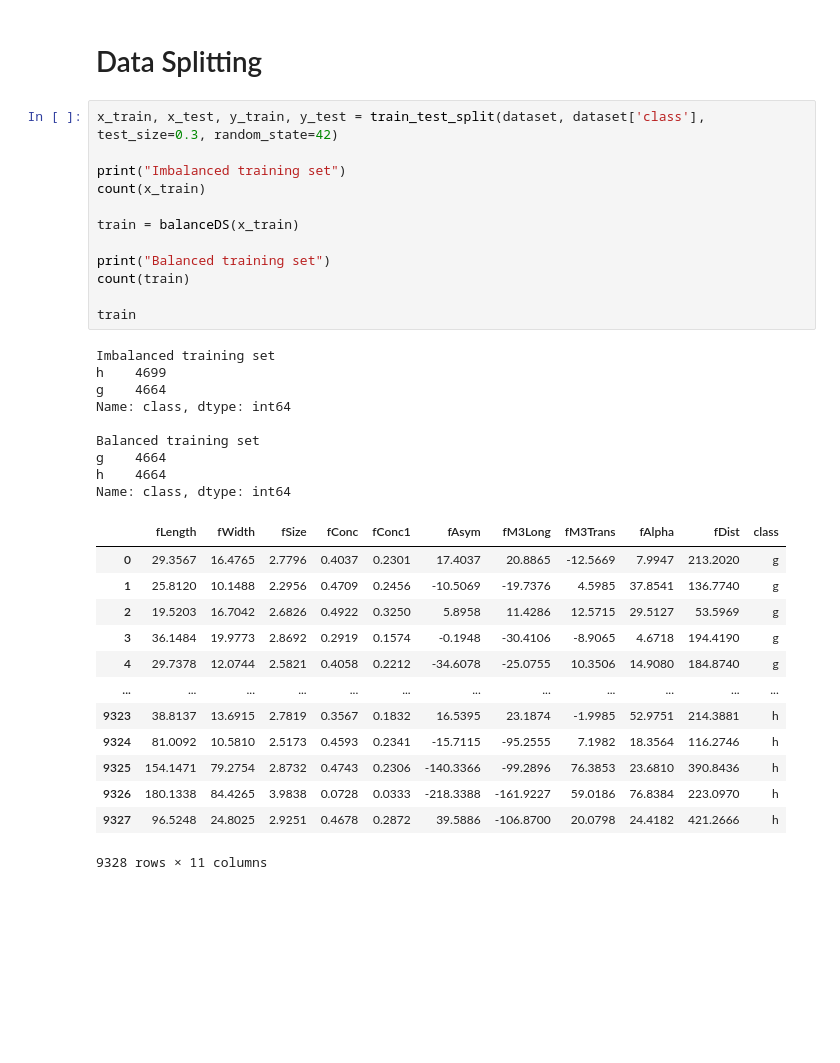
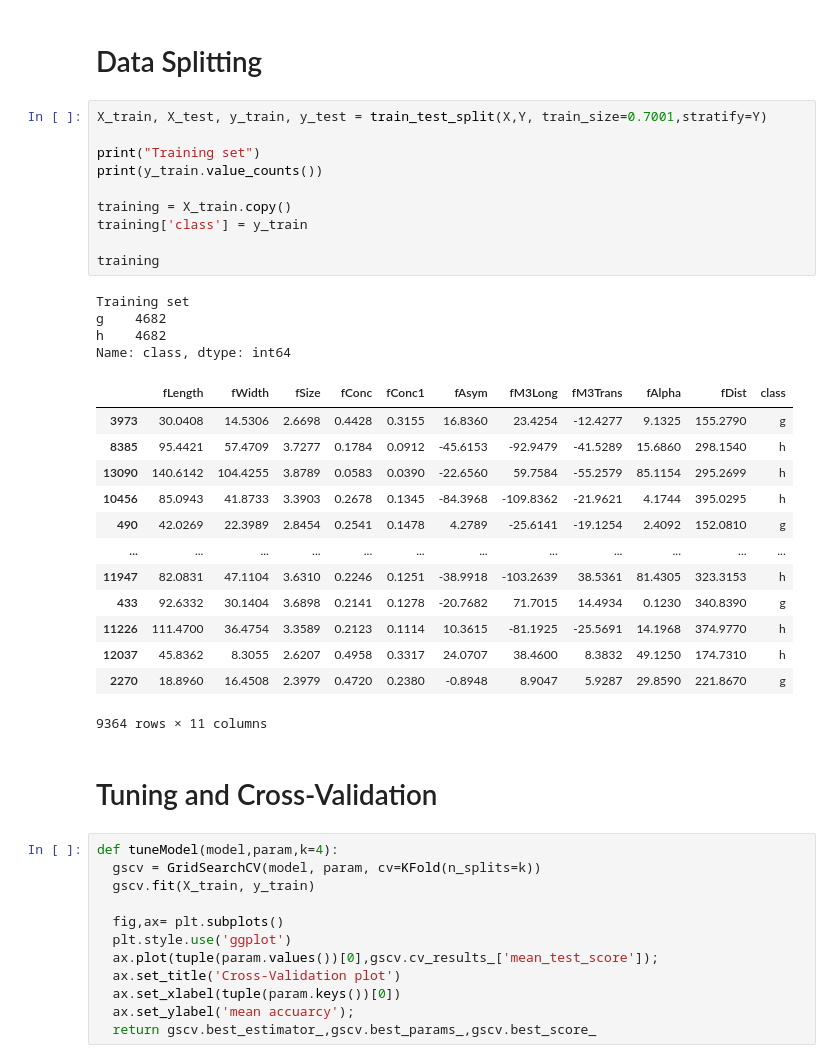
Before and after one commit to AMR-21/Magic-Gamma-Telescope-Classification, a Jupyter notebook: classification.ipynb, the cells around one changed output. Cells and saved outputs as stored; diff of their text form; blank space fills up the shorter version.

```diff
--- a/classification.ipynb
+++ b/classification.ipynb
@@ -79,38 +90,45 @@ Name: class, dtype: int64
 13376 rows × 11 columns
 # %% [markdown]
 # Data Splitting
-# %%
-x_train, x_test, y_train, y_test = train_test_split(dataset, dataset['class'], test_size=0.3, random_state=42)
-
-print("Imbalanced training set")
-count(x_train)
-
-train = balanceDS(x_train)
-
-print("Balanced training set")
-count(train)
-
-train
-# %% [output]
-Imbalanced training set
-h    4699
-g    4664
-Name: class, dtype: int64
-
-Balanced training set
-g    4664
-h    4664
-Name: class, dtype: int64
-|  | fLength | fWidth | fSize | fConc | fConc1 | fAsym | fM3Long | fM3Trans | fAlpha | fDist | class |
-| 0 | 29.3567 | 16.4765 | 2.7796 | 0.4037 | 0.2301 | 17.4037 | 20.8865 | -12.5669 | 7.9947 | 213.2020 | g |
-| 1 | 25.8120 | 10.1488 | 2.2956 | 0.4709 | 0.2456 | -10.5069 | -19.7376 | 4.5985 | 37.8541 | 136.7740 | g |
-| 2 | 19.5203 | 16.7042 | 2.6826 | 0.4922 | 0.3250 | 5.8958 | 11.4286 | 12.5715 | 29.5127 | 53.5969 | g |
-| 3 | 36.1484 | 19.9773 | 2.8692 | 0.2919 | 0.1574 | -0.1948 | -30.4106 | -8.9065 | 4.6718 | 194.4190 | g |
-| 4 | 29.7378 | 12.0744 | 2.5821 | 0.4058 | 0.2212 | -34.6078 | -25.0755 | 10.3506 | 14.9080 | 184.8740 | g |
-| ... | ... | ... | ... | ... | ... | ... | ... | ... | ... | ... | ... |
-| 9323 | 38.8137 | 13.6915 | 2.7819 | 0.3567 | 0.1832 | 16.5395 | 23.1874 | -1.9985 | 52.9751 | 214.3881 | h |
-| 9324 | 81.0092 | 10.5810 | 2.5173 | 0.4593 | 0.2341 | -15.7115 | -95.2555 | 7.1982 | 18.3564 | 116.2746 | h |
-| 9325 | 154.1471 | 79.2754 | 2.8732 | 0.4743 | 0.2306 | -140.3366 | -99.2896 | 76.3853 | 23.6810 | 390.8436 | h |
-| 9326 | 180.1338 | 84.4265 | 3.9838 | 0.0728 | 0.0333 | -218.3388 | -161.9227 | 59.0186 | 76.8384 | 223.0970 | h |
-| 9327 | 96.5248 | 24.8025 | 2.9251 | 0.4678 | 0.2872 | 39.5886 | -106.8700 | 20.0798 | 24.4182 | 421.2666 | h |
-9328 rows × 11 columns
+# %%
+X_train, X_test, y_train, y_test = train_test_split(X,Y, train_size=0.7001,stratify=Y)
+
+print("Training set")
+print(y_train.value_counts())
+
+training = X_train.copy()
+training['class'] = y_train
+
+training
+# %% [output]
+Training set
+g    4682
+h    4682
+Name: class, dtype: int64
+|  | fLength | fWidth | fSize | fConc | fConc1 | fAsym | fM3Long | fM3Trans | fAlpha | fDist | class |
+| 3973 | 30.0408 | 14.5306 | 2.6698 | 0.4428 | 0.3155 | 16.8360 | 23.4254 | -12.4277 | 9.1325 | 155.2790 | g |
+| 8385 | 95.4421 | 57.4709 | 3.7277 | 0.1784 | 0.0912 | -45.6153 | -92.9479 | -41.5289 | 15.6860 | 298.1540 | h |
+| 13090 | 140.6142 | 104.4255 | 3.8789 | 0.0583 | 0.0390 | -22.6560 | 59.7584 | -55.2579 | 85.1154 | 295.2699 | h |
+| 10456 | 85.0943 | 41.8733 | 3.3903 | 0.2678 | 0.1345 | -84.3968 | -109.8362 | -21.9621 | 4.1744 | 395.0295 | h |
+| 490 | 42.0269 | 22.3989 | 2.8454 | 0.2541 | 0.1478 | 4.2789 | -25.6141 | -19.1254 | 2.4092 | 152.0810 | g |
+| ... | ... | ... | ... | ... | ... | ... | ... | ... | ... | ... | ... |
+| 11947 | 82.0831 | 47.1104 | 3.6310 | 0.2246 | 0.1251 | -38.9918 | -103.2639 | 38.5361 | 81.4305 | 323.3153 | h |
+| 433 | 92.6332 | 30.1404 | 3.6898 | 0.2141 | 0.1278 | -20.7682 | 71.7015 | 14.4934 | 0.1230 | 340.8390 | g |
+| 11226 | 111.4700 | 36.4754 | 3.3589 | 0.2123 | 0.1114 | 10.3615 | -81.1925 | -25.5691 | 14.1968 | 374.9770 | h |
+| 12037 | 45.8362 | 8.3055 | 2.6207 | 0.4958 | 0.3317 | 24.0707 | 38.4600 | 8.3832 | 49.1250 | 174.7310 | h |
+| 2270 | 18.8960 | 16.4508 | 2.3979 | 0.4720 | 0.2380 | -0.8948 | 8.9047 | 5.9287 | 29.8590 | 221.8670 | g |
+9364 rows × 11 columns
+# %% [markdown]
+# Tuning and Cross-Validation
+# %%
+def tuneModel(model,param,k=4):
+  gscv = GridSearchCV(model, param, cv=KFold(n_splits=k))
+  gscv.fit(X_train, y_train)
+
+  fig,ax= plt.subplots()
+  plt.style.use('ggplot')
+  ax.plot(tuple(param.values())[0],gscv.cv_results_['mean_test_score']);
+  ax.set_title('Cross-Validation plot')
+  ax.set_xlabel(tuple(param.keys())[0])
+  ax.set_ylabel('mean accuarcy');
+  return gscv.best_estimator_,gscv.best_params_,gscv.best_score_
```
Also changed, not shown: parts of 17 cells of this notebook.
